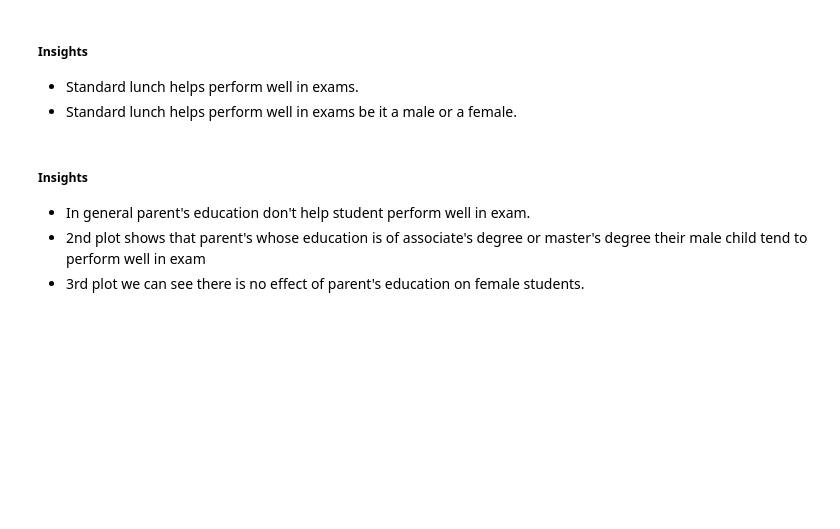
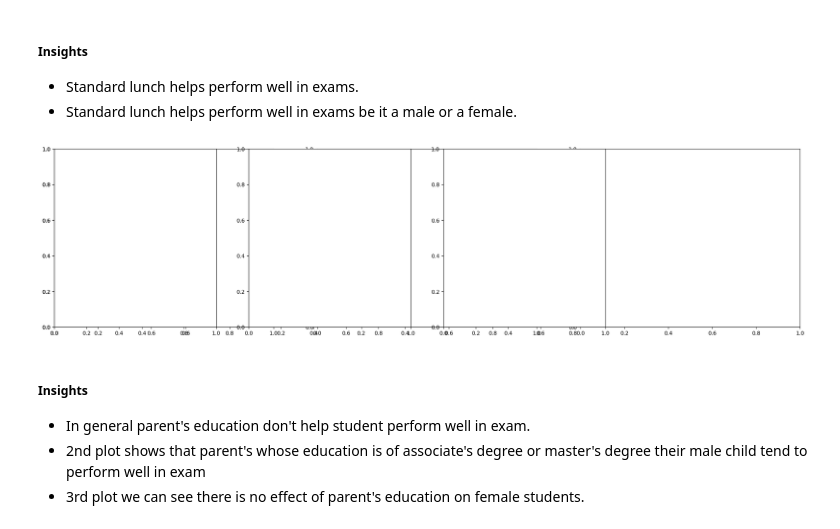
Before and after one commit to sumitchankhore/mlproject, a Jupyter notebook: notebook/1 . EDA STUDENT PERFORMANCE .ipynb, the cells around one changed output. Drawn from its saved outputs; the diff is of its cells as text; code cells hidden in the pictures; blank space fills up the shorter version.

```diff
--- a/notebook/1 . EDA STUDENT PERFORMANCE .ipynb
+++ b/notebook/1 . EDA STUDENT PERFORMANCE .ipynb
@@ -286,12 +286,12 @@ plt.show()
 # %%
 plt.subplots(1,3,figsize=(25,6))
 plt.subplot(141)
-ax =sns.histplot(data=df,x='average',kde=True,hue='parental level of education')
+
 plt.subplot(142)
-ax =sns.histplot(data=df[df.gender=='male'],x='average',kde=True,hue='parental level of education')
 plt.subplot(143)
-ax =sns.histplot(data=df[df.gender=='female'],x='average',kde=True,hue='parental level of education')
 plt.show()
+# %% [output]
+[figure, added]
 # %% [markdown]
 #####  Insights
 - In general parent's education don't help student perform well in exam.
```
Also changed, not shown: parts of 5 cells of this notebook, 2 other files.
